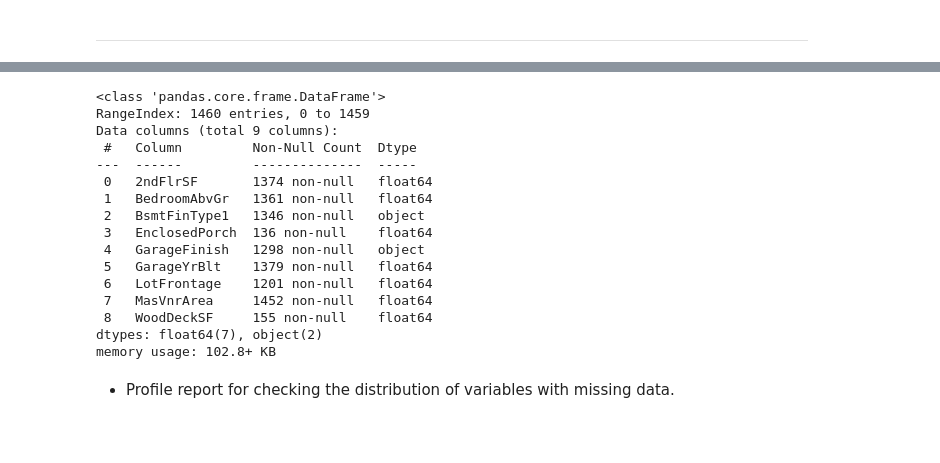
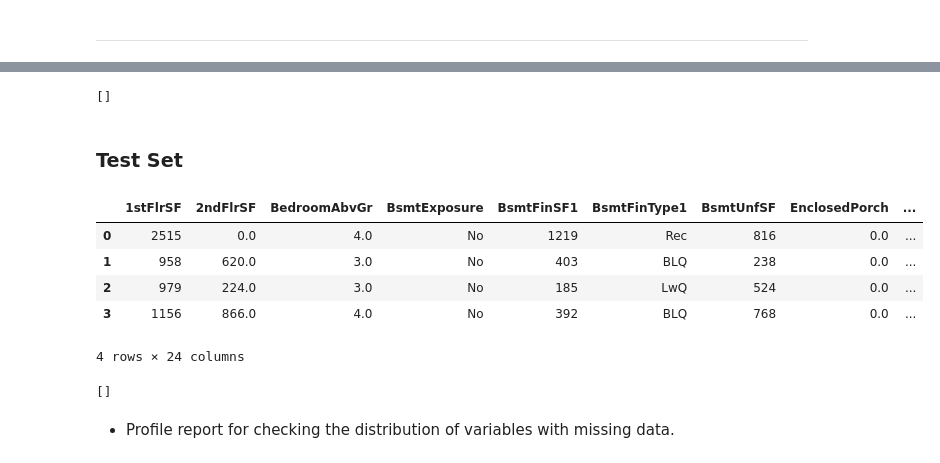
Before and after one commit to SalwinA/heritage-housing-project, a Jupyter notebook: jupyter_notebooks/Feature_Engineering.ipynb, the cells around one changed output, grey strips where cells are left out. Cells and saved outputs as stored; diff of their text form; code cells hidden in the pictures; blank space fills up the shorter version.

```diff
--- a/jupyter_notebooks/Feature_Engineering.ipynb
+++ b/jupyter_notebooks/Feature_Engineering.ipynb
@@ -79,23 +75,26 @@ df.head()
 # %%
-missing_data_vars = df.columns[df.isna().sum() > 0].to_list()
-df.filter(missing_data_vars).info()
+missing_data_vars = TrainSet.columns[TrainSet.isna().sum() > 0].to_list()
+missing_data_vars
 # %% [output]
-<class 'pandas.core.frame.DataFrame'>
-RangeIndex: 1460 entries, 0 to 1459
-Data columns (total 9 columns):
- #   Column         Non-Null Count  Dtype
----  ------         --------------  -----
- 0   2ndFlrSF       1374 non-null   float64
- 1   BedroomAbvGr   1361 non-null   float64
- 2   BsmtFinType1   1346 non-null   object
- 3   EnclosedPorch  136 non-null    float64
- 4   GarageFinish   1298 non-null   object
- 5   GarageYrBlt    1379 non-null   float64
- 6   LotFrontage    1201 non-null   float64
- 7   MasVnrArea     1452 non-null   float64
- 8   WoodDeckSF     155 non-null    float64
-dtypes: float64(7), object(2)
-memory usage: 102.8+ KB
+[]
+# %% [markdown]
+### Test Set
+# %%
+test_set = "outputs/datasets_collection/clean_datasets/test_set_clean.csv"
+TestSet = pd.read_csv(test_set)
+TestSet.head(4)
+# %% [output]
+|  | 1stFlrSF | 2ndFlrSF | BedroomAbvGr | BsmtExposure | BsmtFinSF1 | BsmtFinType1 | BsmtUnfSF | EnclosedPorch | ... |
+| 0 | 2515 | 0.0 | 4.0 | No | 1219 | Rec | 816 | 0.0 | ... |
+| 1 | 958 | 620.0 | 3.0 | No | 403 | BLQ | 238 | 0.0 | ... |
+| 2 | 979 | 224.0 | 3.0 | No | 185 | LwQ | 524 | 0.0 | ... |
+| 3 | 1156 | 866.0 | 4.0 | No | 392 | BLQ | 768 | 0.0 | ... |
+4 rows × 24 columns
+# %%
+missing_data_vars = TestSet.columns[TestSet.isna().sum() > 0].to_list()
+missing_data_vars
+# %% [output]
+[]
 # %% [markdown]
 * Profile report for checking the distribution of variables with missing data.
 # %%
```
Also changed, not shown: parts of 17 cells of this notebook, 5 other files.
